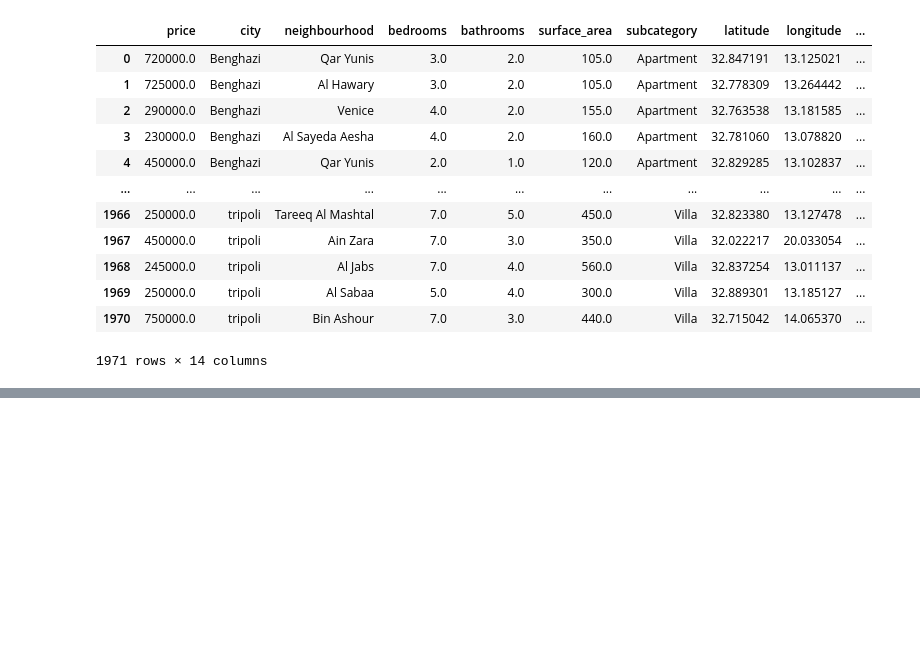
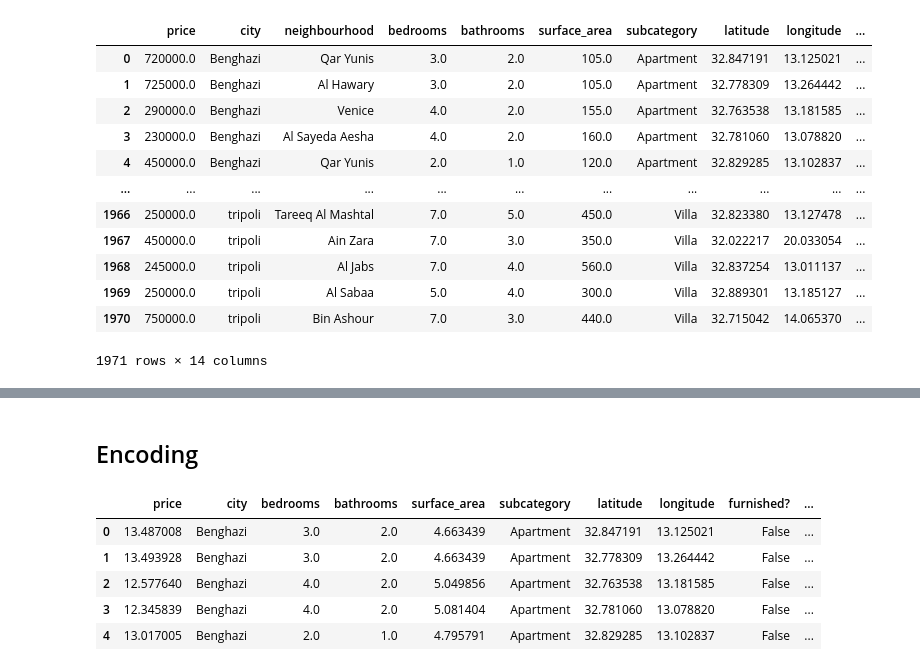
Before and after one commit to Malak-elghriani/OpenSouq_P, a Jupyter notebook: Notebooks/Cleaning_and_Preprocessing.ipynb, the cells around one changed output, grey strips where cells are left out. Drawn from its saved outputs; the diff is of its cells as text; code cells hidden in the pictures; blank space fills up the shorter version.

```diff
--- a/Notebooks/Cleaning_and_Preprocessing.ipynb
+++ b/Notebooks/Cleaning_and_Preprocessing.ipynb
@@ -73,0 +50,21 @@ sns.heatmap(data.corr(), annot=True, cmap="YlGnBu")
+# %%
+df.drop(columns=['neighbourhood'], inplace=True)
+# %%
+# 1. Define the specific mappings
+specific_mapping = {'Al Zawiya': 'Zawiya'}
+
+# 2. Define the list of cities that should become 'Other'
+other_cities = [
+    'Bani Walid', 'Tarhuna', 'Gharyan', 'Qasr Bin Ghashir',
+    'Sabratha', 'Al Wahat', 'Jumayl', 'Sorman', 'Sirte',
+    'Asbia', 'Jafara', 'Marj', 'Ajdabiya', 'Murqub', 'Al Khoms'
+]
+
+# 3. Apply the specific mapping first
+df['city'] = df['city'].replace(specific_mapping)
+
+# 4. Replace the list of 'other' cities with 'Other'
+df['city'] = df['city'].replace(other_cities, 'Other')
+
+# 5. Finally, title case everything for consistency
+df['city'] = df['city'].str.title()
@@ -73,0 +112,2 @@ sns.heatmap(data.corr(), annot=True, cmap="YlGnBu")
+# %% [markdown]
+## Encoding
@@ -73,0 +122,9 @@ sns.heatmap(data.corr(), annot=True, cmap="YlGnBu")
+# %%
+df.head()
+# %% [output]
+|  | price | city | bedrooms | bathrooms | surface_area | subcategory | latitude | longitude | furnished? | ... |
+| 0 | 13.487008 | Benghazi | 3.0 | 2.0 | 4.663439 | Apartment | 32.847191 | 13.125021 | False | ... |
+| 1 | 13.493928 | Benghazi | 3.0 | 2.0 | 4.663439 | Apartment | 32.778309 | 13.264442 | False | ... |
+| 2 | 12.577640 | Benghazi | 4.0 | 2.0 | 5.049856 | Apartment | 32.763538 | 13.181585 | False | ... |
+| 3 | 12.345839 | Benghazi | 4.0 | 2.0 | 5.081404 | Apartment | 32.781060 | 13.078820 | False | ... |
+| 4 | 13.017005 | Benghazi | 2.0 | 1.0 | 4.795791 | Apartment | 32.829285 | 13.102837 | False | ... |
```
Also changed, not shown: parts of 26 cells of this notebook, 1 other file.
